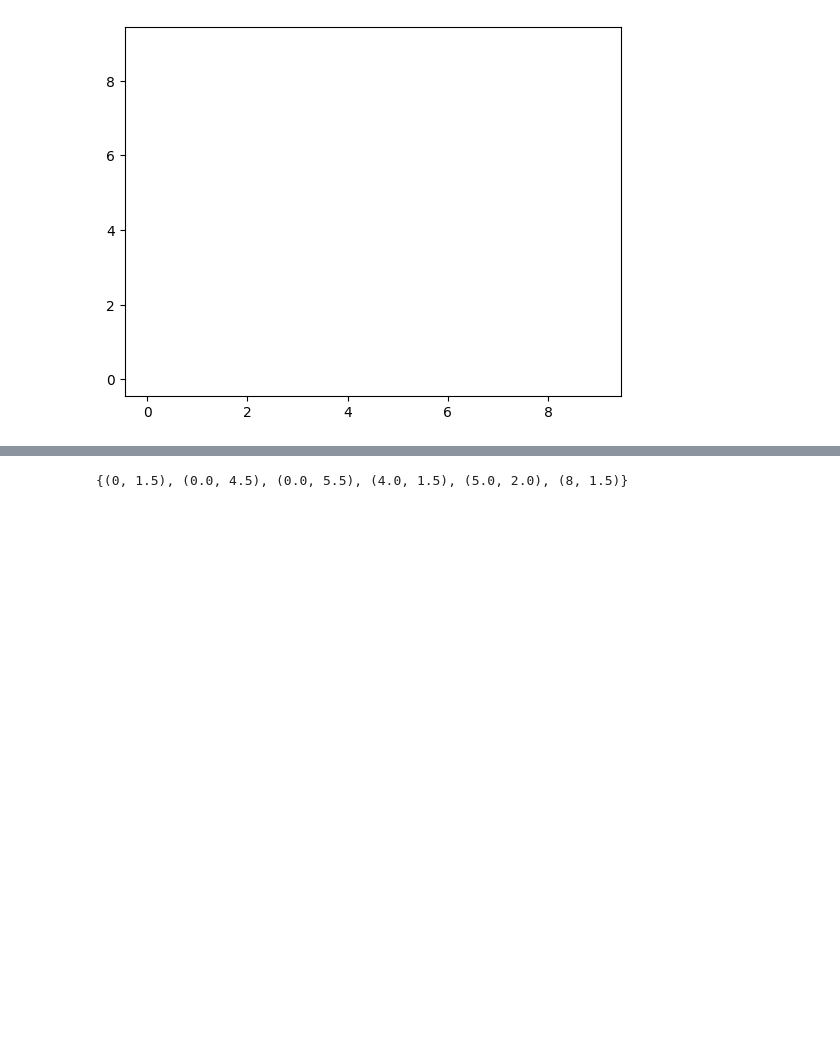
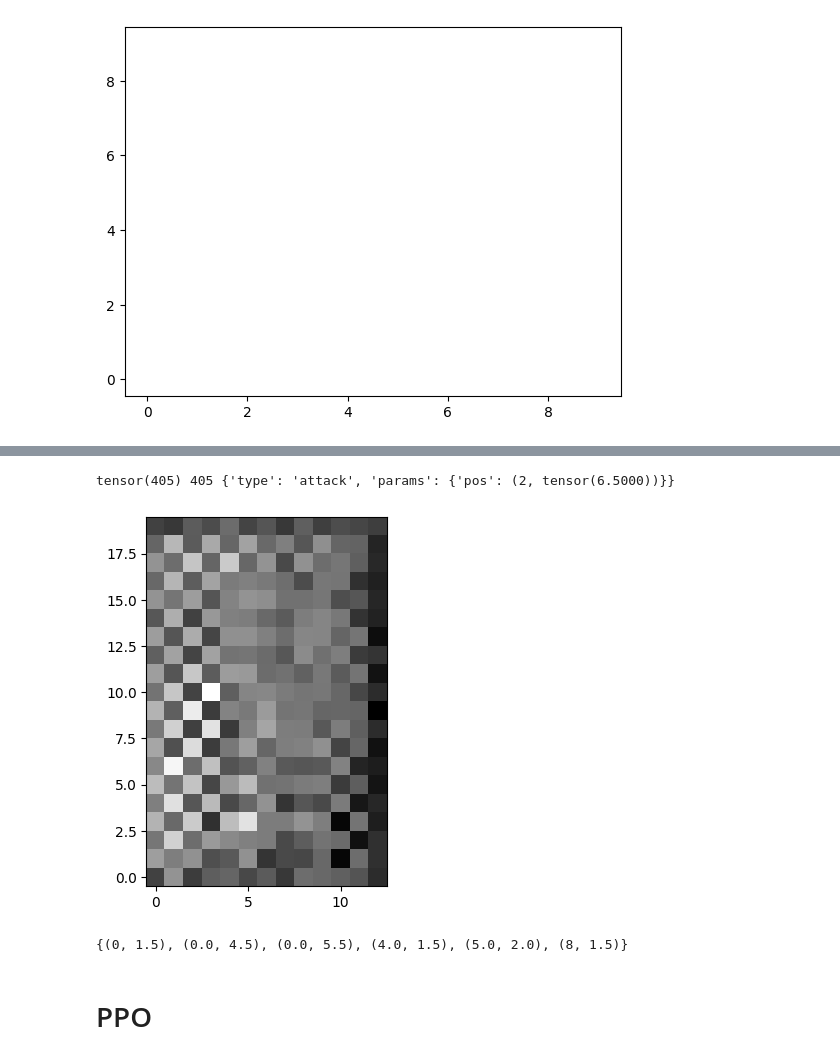
Before and after one commit to Mr-Grag-Universe/hex_game, a Jupyter notebook: train.ipynb, the cells around one changed output, grey strips where cells are left out. Cells and saved outputs as stored; diff of their text form; code cells hidden in the pictures; blank space fills up the shorter version.

```diff
--- a/train.ipynb
+++ b/train.ipynb
@@ -112,3 +115,25 @@ snap!
+# %%
+from Brain import ArcherBrain, PreNet, Distribution
+import matplotlib.pyplot as plt
+
+h, w = game.field.hex_field.get_size()
+w, h = int(w), int((h-0.5)*2)+1
+brain = ArcherBrain(prenet=PreNet(h, w), return_dist=True)
+dist = brain(game.observe())
+
+plt.imshow(dist.dist['move']['heat_map'].detach().numpy(), cmap='gray', interpolation='nearest')
+plt.gca().invert_yaxis()
+
+# res['params']['heat_map'][:10,:10]
+
+action_ind = dist.sample().argmax()
+action = dist.decode_action(action_ind)
+action_ind_new = dist.encode_action(action)
+
+print(action_ind, action_ind_new, action)
+# %% [output]
+tensor(405) 405 {'type': 'attack', 'params': {'pos': (2, tensor(6.5000))}}
+[figure, added]
 # %%
 from map.Map import serializable2map, map2serializable
 import json
@@ -127,3 +152,5 @@ with open('static/map.json', 'w', encoding='utf-8') as file:
 game.warrior_pos
 # %% [output]
 {(0, 1.5), (0.0, 4.5), (0.0, 5.5), (4.0, 1.5), (5.0, 2.0), (8, 1.5)}
+# %% [markdown]
+# PPO
```
Also changed, not shown: parts of 12 cells of this notebook, 14 other files.
